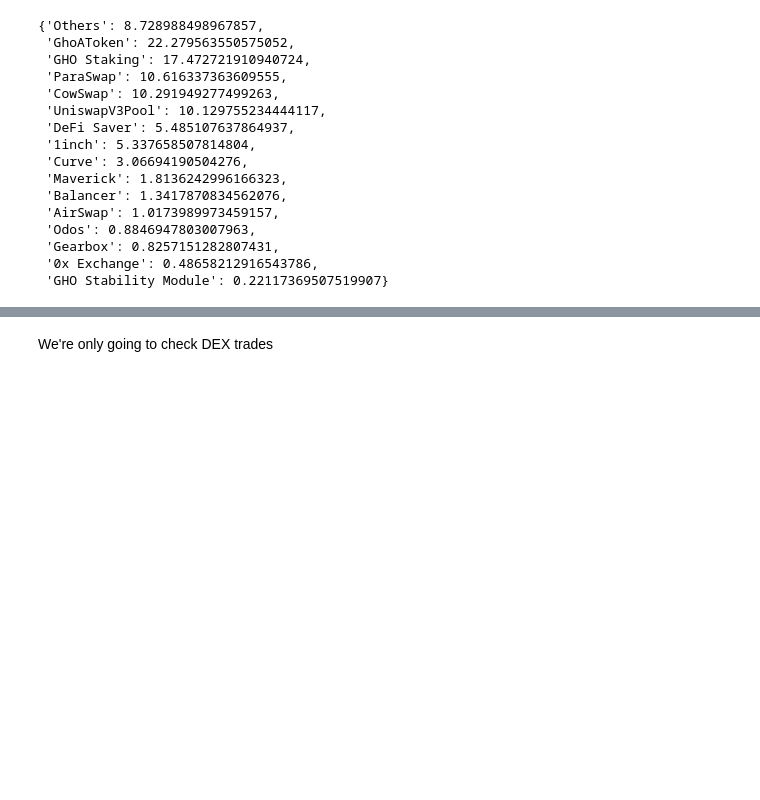
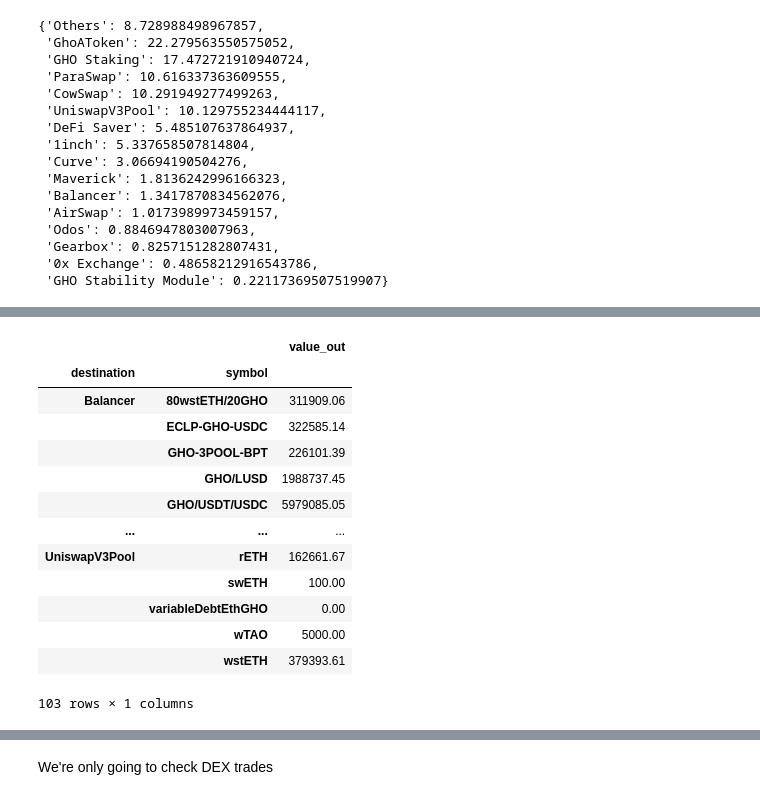
Before and after one commit to benber86/gho_users, a Jupyter notebook: Flows-Volume-Before-After.ipynb, the cells around one changed output, grey strips where cells are left out. Saved outputs shown, nothing was run; the diff lists cells and outputs as text; code cells hidden in the pictures; blank space fills up the shorter version.

```diff
--- a/Flows-Volume-Before-After.ipynb
+++ b/Flows-Volume-Before-After.ipynb
@@ -569,0 +784,19 @@ for k, v in fo_count_after.items():
+# %%
+result_df_before = result_df[result_df['tx_hash'].isin(set(dex_txs_before['transactionHash']))]
+# %%
+result_df_before[['symbol', 'destination', 'value_out']].groupby(['destination', 'symbol']).sum()
+# %% [output]
+|  |  | value_out |
+| destination | symbol |  |
+| Balancer | 80wstETH/20GHO | 311909.06 |
+|  | ECLP-GHO-USDC | 322585.14 |
+|  | GHO-3POOL-BPT | 226101.39 |
+|  | GHO/LUSD | 1988737.45 |
+|  | GHO/USDT/USDC | 5979085.05 |
+| ... | ... | ... |
+| UniswapV3Pool | rETH | 162661.67 |
+|  | swETH | 100.00 |
+|  | variableDebtEthGHO | 0.00 |
+|  | wTAO | 5000.00 |
+|  | wstETH | 379393.61 |
+103 rows × 1 columns
```
Also changed, not shown: parts of 13 cells of this notebook.
